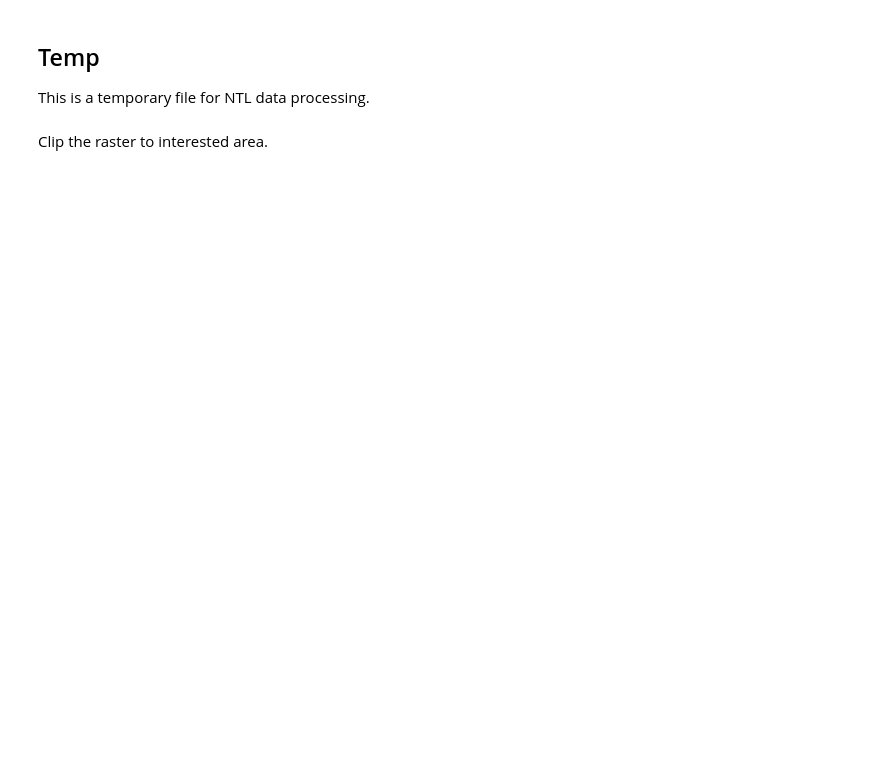
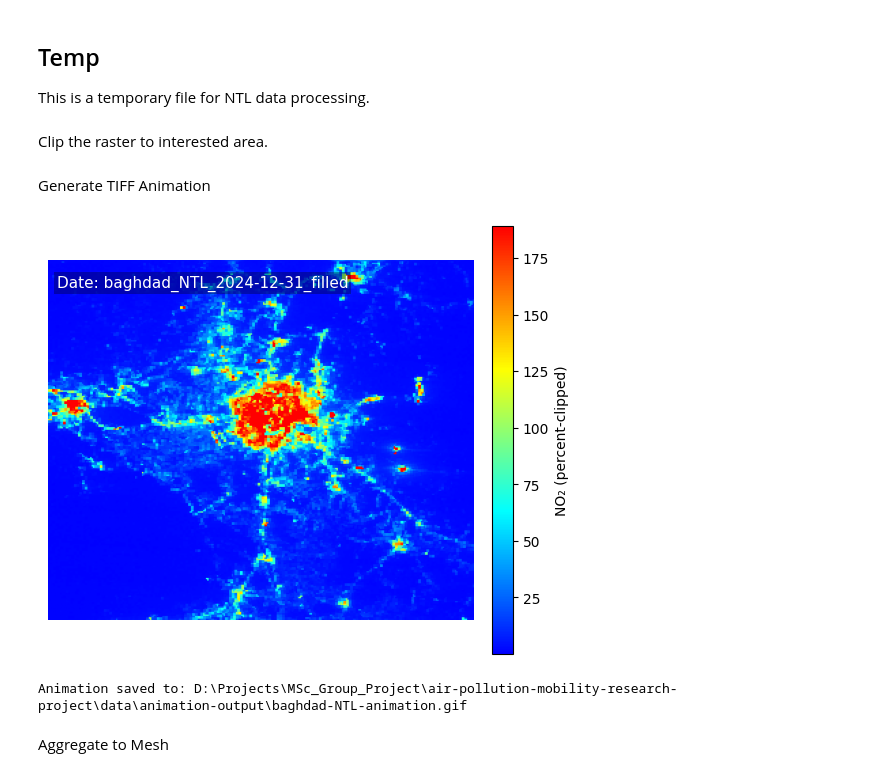
Before and after one commit to yixuan228/air-pollution-mobility-research-project, a Jupyter notebook: notebooks/temp.ipynb, the cells around one changed output. Saved outputs shown, nothing was run; the diff lists cells and outputs as text; code cells hidden in the pictures; blank space fills up the shorter version.

```diff
--- a/notebooks/temp.ipynb
+++ b/notebooks/temp.ipynb
@@ -48,3 +48,13 @@ fill_ntl_missing_data(
     data_tiff_path = baghdad_ntl_clipped,
     output_path = DATA_PATH,
 )
+# %% [markdown]
+Generate TIFF Animation
+# %%
+ntl_baghdad_tif_dir = DATA_PATH / 'baghdad-NTL-filled'
+tiff_2_gif(ntl_baghdad_tif_dir, output_path=DATA_PATH, output_name="baghdad-NTL-animation", fps = 8)
+# %% [output]
+[figure, added]
+Animation saved to: D:\Projects\MSc_Group_Project\air-pollution-mobility-research-project\data\animation-output\baghdad-NTL-animation.gif
+# %% [markdown]
+Aggregate to Mesh
```
Also changed, not shown: parts of 6 cells of this notebook, 15 other files.
